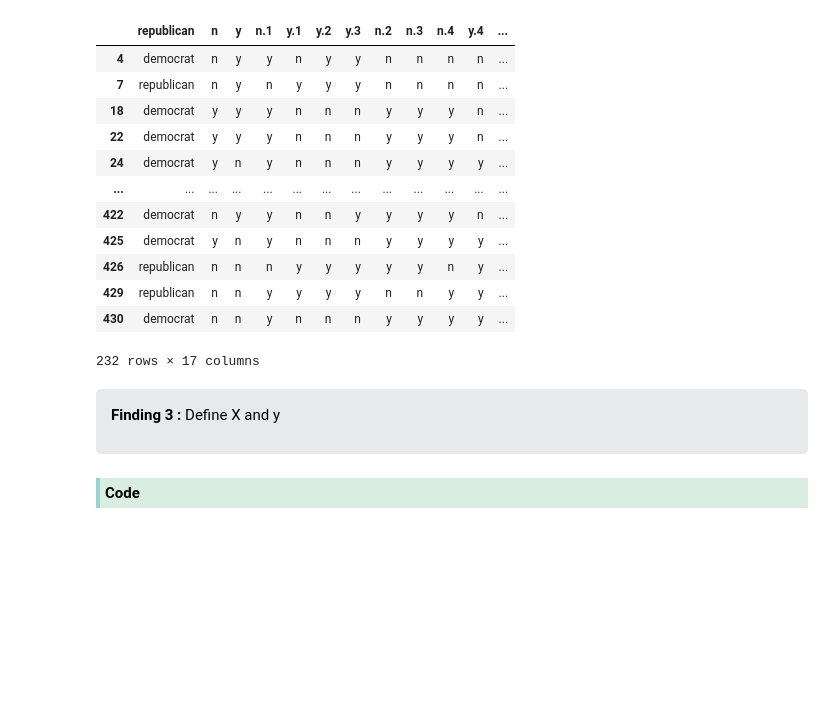
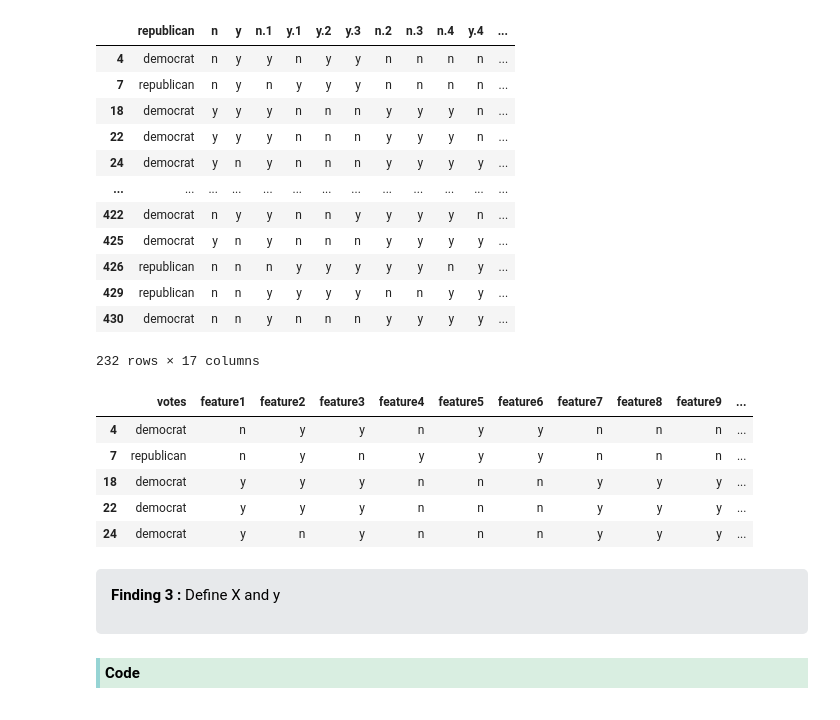
Before and after one commit to AbdelrahmanAshraf318/Decision-Tree-from-scratch, a Jupyter notebook: Untitled.ipynb, the cells around one changed output. Drawn from its saved outputs; the diff is of its cells as text; code cells hidden in the pictures; blank space fills up the shorter version.

```diff
--- a/Untitled.ipynb
+++ b/Untitled.ipynb
@@ -64,6 +64,19 @@ dataset
 | 429 | republican | n | n | y | y | y | y | n | n | y | y | ... |
 | 430 | democrat | n | n | y | n | n | n | y | y | y | y | ... |
 232 rows × 17 columns
+# %%
+col_names = ["votes" , 'feature1', 'feature2', 'feature3', 'feature4', 'feature5', 'feature6', 'feature7' , 'feature8' , 'feature9' , 'feature10' , 'feature11' , 'feature12' , 'feature13' , 'feature14' , 'feature15' , 'feature16']
+# %%
+dataset.columns = col_names
+# %%
+dataset.head()
+# %% [output]
+|  | votes | feature1 | feature2 | feature3 | feature4 | feature5 | feature6 | feature7 | feature8 | feature9 | ... |
+| 4 | democrat | n | y | y | n | y | y | n | n | n | ... |
+| 7 | republican | n | y | n | y | y | y | n | n | n | ... |
+| 18 | democrat | y | y | y | n | n | n | y | y | y | ... |
+| 22 | democrat | y | y | y | n | n | n | y | y | y | ... |
+| 24 | democrat | y | n | y | n | n | n | y | y | y | ... |
 # %% [markdown]
 <div style="color:black; border-radius: 5px; background-color:#E7E9EB;padding: 10px;">
     <p style="  padding: 5px;"><b>Finding 3 : </b>
```
Also changed, not shown: parts of 6 cells of this notebook.
